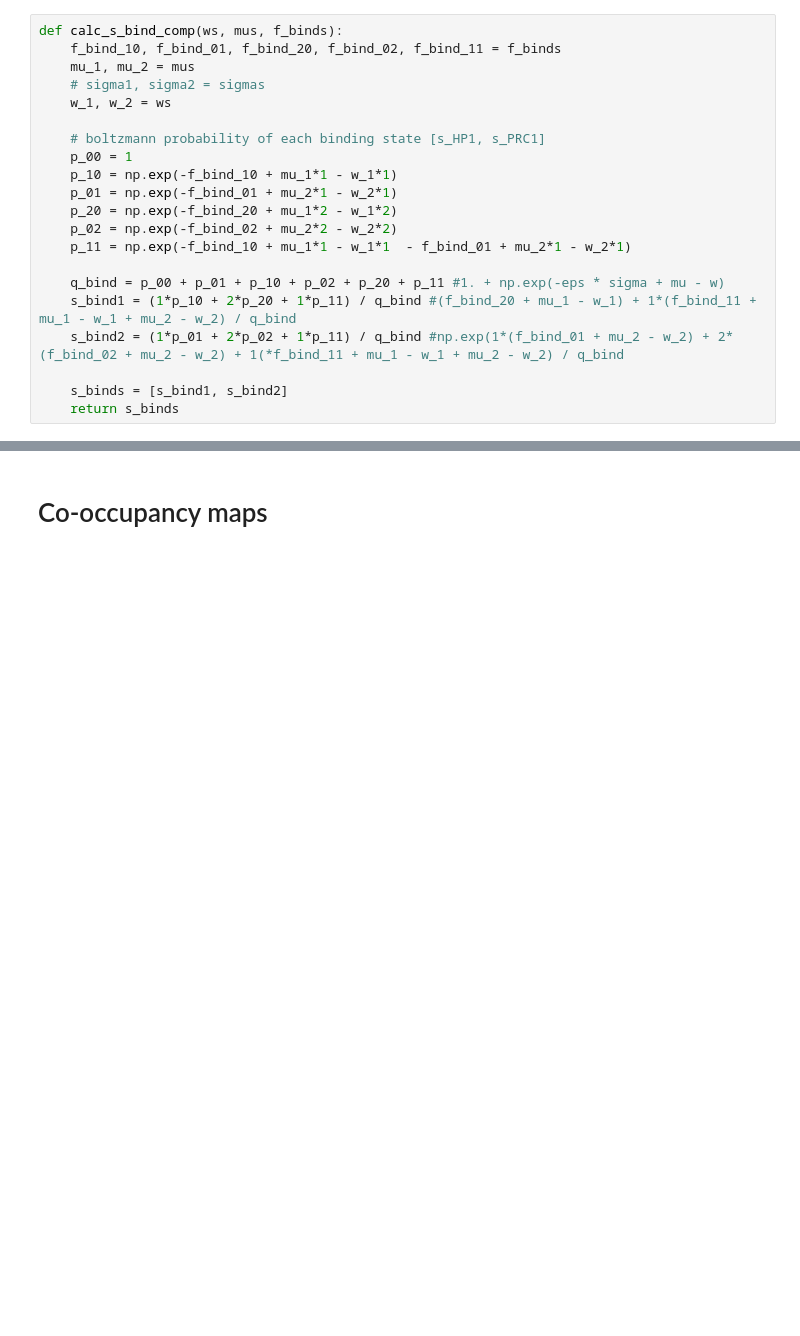
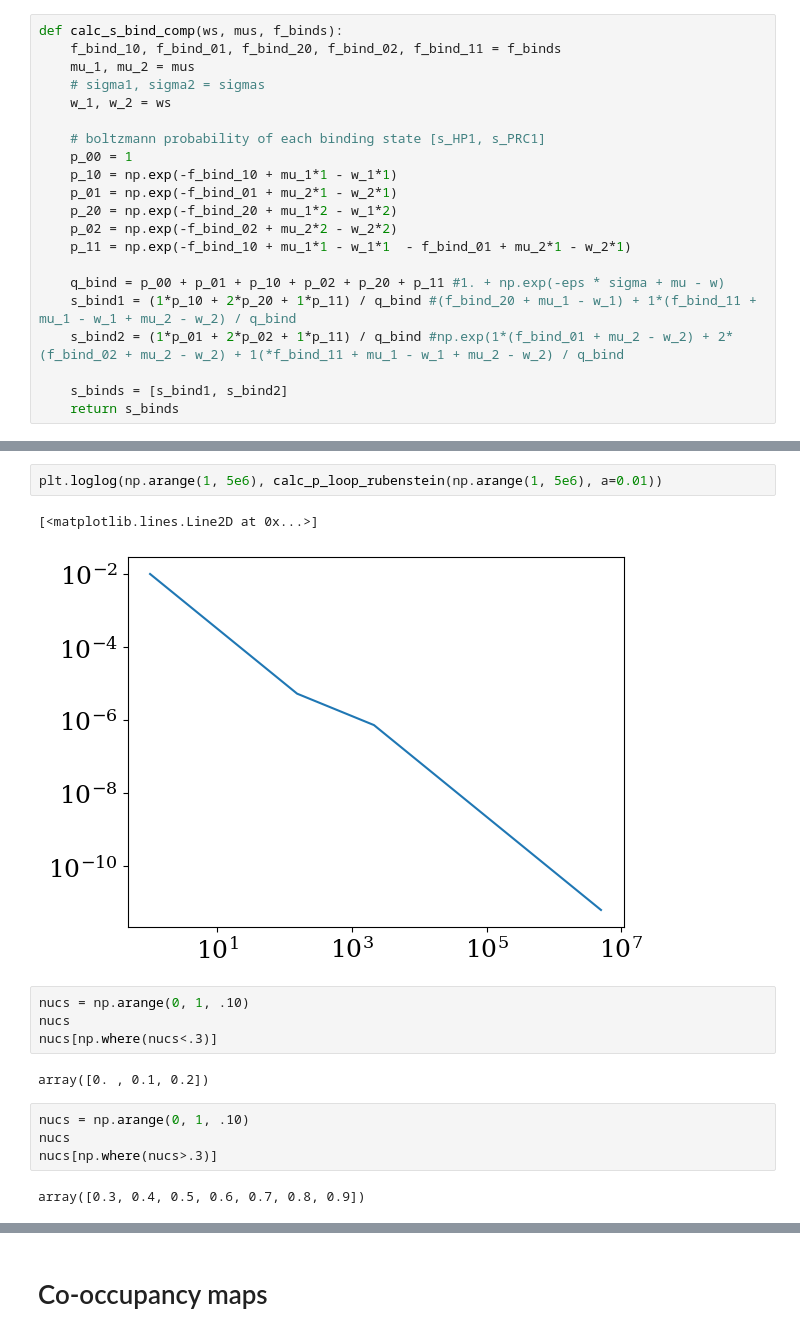
Before and after one commit to tmhabte/wlcsim_membrane, a Jupyter notebook: config_binding/comp_2mark_epibind.ipynb, the cells around one changed output, grey strips where cells are left out. Saved outputs shown, nothing was run; the diff lists cells and outputs as text; blank space fills up the shorter version.

```diff
--- a/config_binding/comp_2mark_epibind.ipynb
+++ b/config_binding/comp_2mark_epibind.ipynb
@@ -114,0 +149,17 @@ def calc_p_loop(x, a=0.01):
+# %%
+plt.loglog(np.arange(1, 5e6), calc_p_loop_rubenstein(np.arange(1, 5e6), a=0.01))
+# %% [output]
+[<matplotlib.lines.Line2D at 0x...>]
+[figure, added]
+# %%
+nucs = np.arange(0, 1, .10)
+nucs
+nucs[np.where(nucs<.3)]
+# %% [output]
+array([0. , 0.1, 0.2])
+# %%
+nucs = np.arange(0, 1, .10)
+nucs
+nucs[np.where(nucs>.3)]
+# %% [output]
+array([0.3, 0.4, 0.5, 0.6, 0.7, 0.8, 0.9])
```
Also changed, not shown: parts of 31 cells of this notebook.
